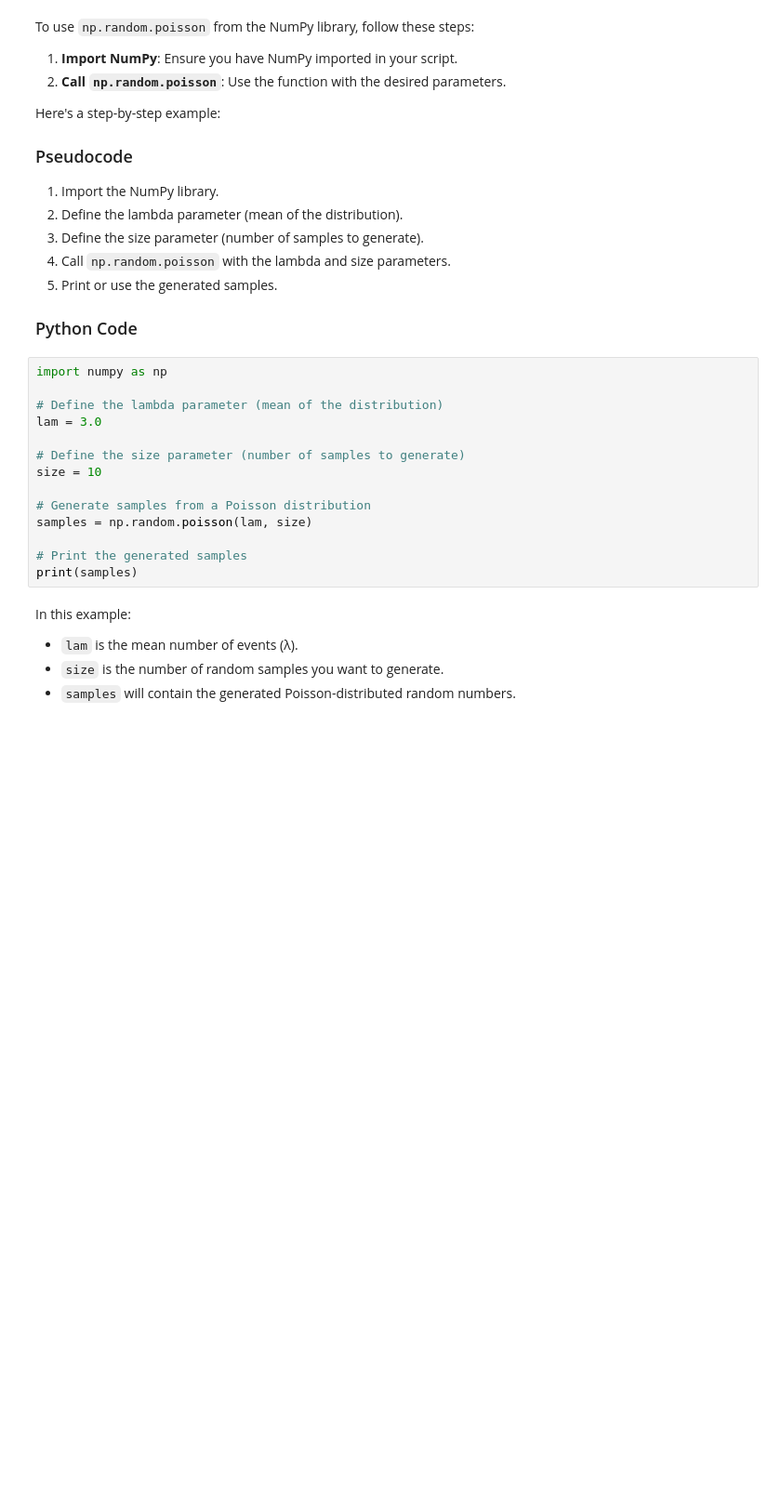
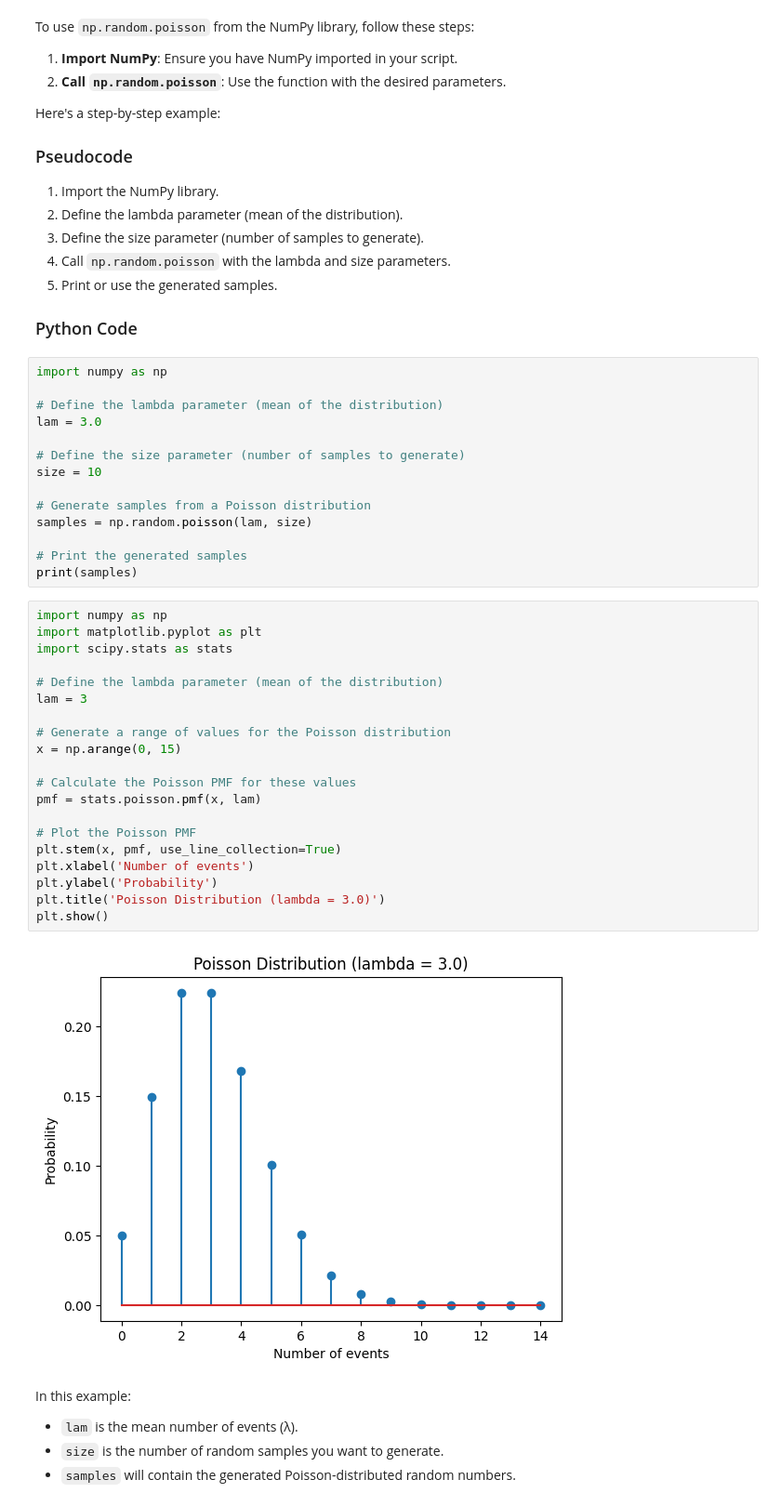
Before and after one commit to edoardoCame/PythonMiniTutorials, a Jupyter notebook: trading strategies/MyOwnBacktester/SIMULATIONS optimization BBs/arima sim with jumps.ipynb, the cells around one changed output. Shown at 93% size. Saved outputs shown, nothing was run; the diff lists cells and outputs as text; blank space fills up the shorter version.

Commit message:
started developing poisson jumps

```diff
--- a/trading strategies/MyOwnBacktester/SIMULATIONS optimization BBs/arima sim with jumps.ipynb
+++ b/trading strategies/MyOwnBacktester/SIMULATIONS optimization BBs/arima sim with jumps.ipynb
@@ -35,6 +35,28 @@ samples = np.random.poisson(lam, size)
 
 # Print the generated samples
 print(samples)
+# %%
+import numpy as np
+import matplotlib.pyplot as plt
+import scipy.stats as stats
+
+# Define the lambda parameter (mean of the distribution)
+lam = 3
+
+# Generate a range of values for the Poisson distribution
+x = np.arange(0, 15)
+
+# Calculate the Poisson PMF for these values
+pmf = stats.poisson.pmf(x, lam)
+
+# Plot the Poisson PMF
+plt.stem(x, pmf, use_line_collection=True)
+plt.xlabel('Number of events')
+plt.ylabel('Probability')
+plt.title('Poisson Distribution (lambda = 3.0)')
+plt.show()
+# %% [output]
+[figure, added]
 # %% [markdown]
 
 
```
Also changed, not shown: parts of 2 cells of this notebook.
